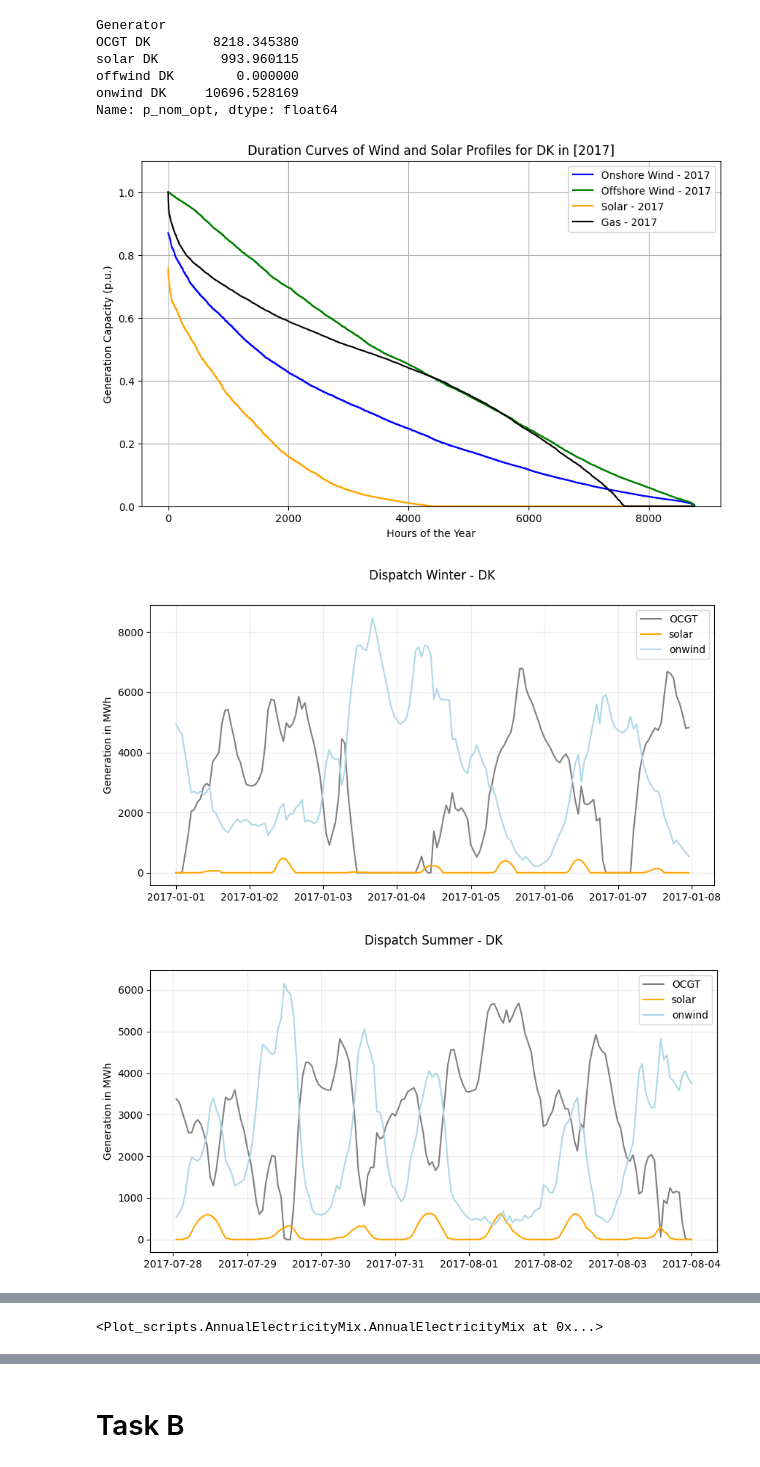
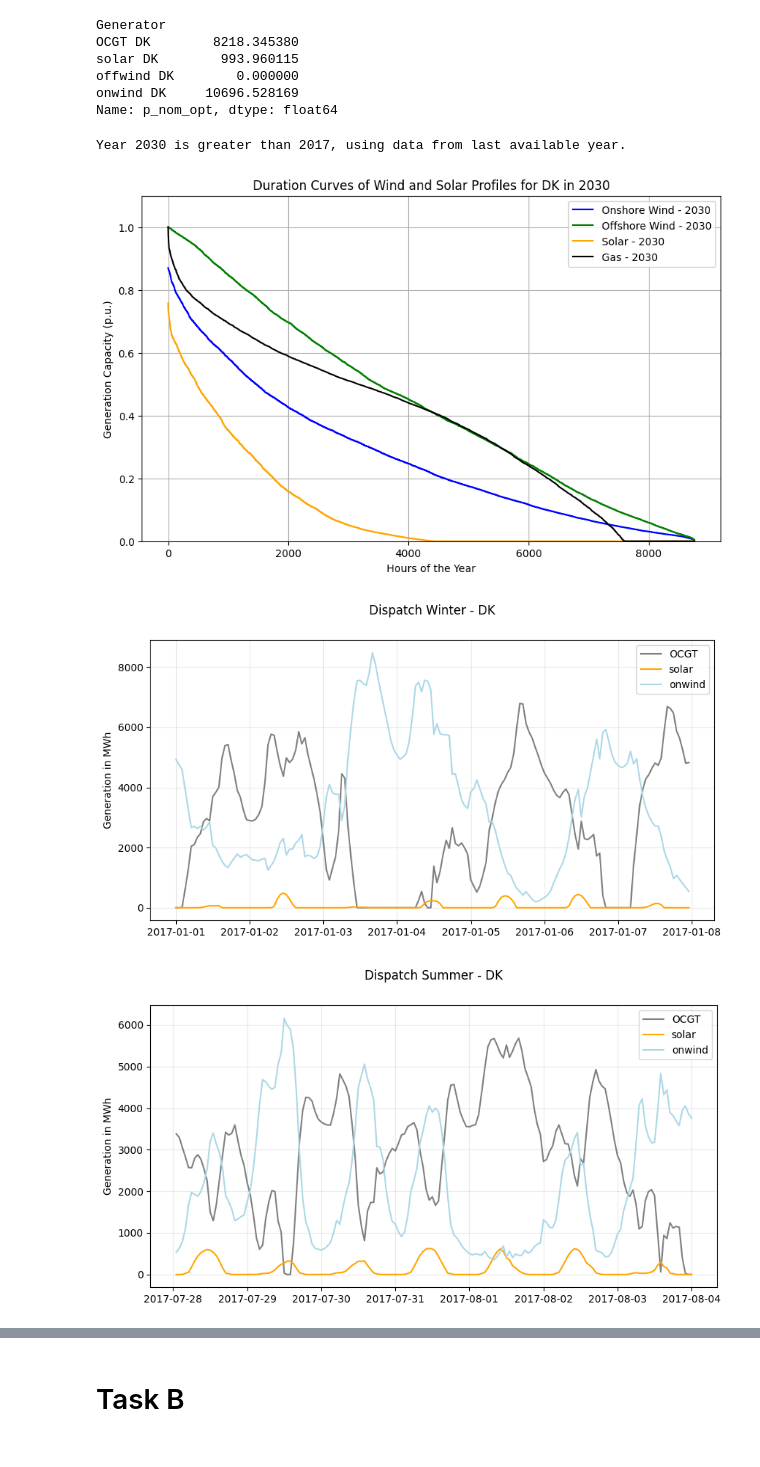
Before and after one commit to jeppebyberg/ieg, a Jupyter notebook: project.ipynb, the cells around one changed output, grey strips where cells are left out. Drawn from its saved outputs; the diff is of its cells as text; code cells hidden in the pictures.

Commit message:
spring cleaning
Alt til og med Task D er rettet til kun at producere og gemme plots, som vi bruger i opgaven

```diff
--- a/project.ipynb
+++ b/project.ipynb
@@ -40,24 +36,18 @@ Name: p_nom_opt, dtype: float64
 # %%
 from Plot_scripts.PlotDispatch import PlotDispatch
 from Plot_scripts.AnnualElectricityMix import AnnualElectricityMix
 from Plot_scripts.DurationCurve import DurationCurve
 
-region = 'DK'
-
-years = [2017]
-
-#DurationCurve(years = years, region = region)
 installed_capacity = BaseNetwork.network.generators.p_nom_opt.filter(like='OCGT', axis=0).sum()
 ocgt_results = BaseNetwork.network.generators_t.p.filter(like='OCGT', axis=1).sum(axis=1) / installed_capacity
 ocgt_results_sorted = ocgt_results.sort_values(ascending=False).reset_index(drop=True)
 
-DurationCurve(years = years, region = region, gas_data= ocgt_results_sorted)
-
-PlotDispatch(BaseNetwork)
+DurationCurve(gas_data= ocgt_results_sorted, save_fig=True)
+PlotDispatch(BaseNetwork, save_plots=True)
 AnnualElectricityMix(BaseNetwork, save_plots=True)
 # %% [output]
+Year 2030 is greater than 2017, using data from last available year.
-[figure, old version]
+[figure, new version]
 [figure]
 [figure]
 [figure]
-<Plot_scripts.AnnualElectricityMix.AnnualElectricityMix at 0x...>
```
Also changed, not shown: parts of 10 cells of this notebook, 15 other files.
